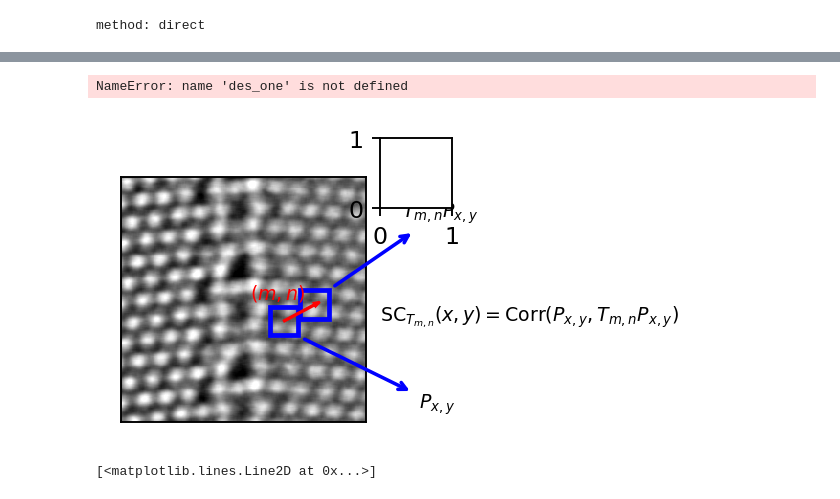
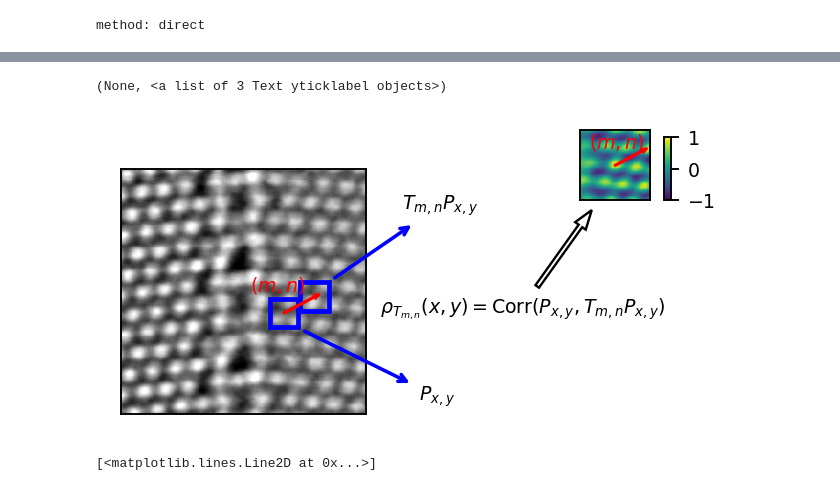
Before and after one commit to NingWang1990/pySTEM, a Jupyter notebook: paper/paper.ipynb, the cells around one changed output, grey strips where cells are left out. Saved outputs shown, nothing was run; the diff lists cells and outputs as text; code cells hidden in the pictures.

```diff
--- a/paper/paper.ipynb
+++ b/paper/paper.ipynb
@@ -84,7 +91,7 @@ plt.annotate('$T_{m,n}P_{x,y}$', fontsize=fontsize, xy=(center2[0]+patch_w+2, ce
             )
 
 
-plt.text( 270,150, '$\mathrm{SC}_{T_{m,n}}(x,y)=\mathrm{Corr}(P_{x,y}, T_{m,n}P_{x,y}) $',fontsize=fontsize )
+plt.text( 270,150, r'$ \rho_{T_{m,n}}(x,y)=\mathrm{Corr}(P_{x,y}, T_{m,n}P_{x,y}) $',fontsize=fontsize )
 ax.add_patch(box1)
 ax.add_patch(box2)
 plt.arrow(center1[0],center1[1], center2[0]-center1[0],center2[1]-center1[1],width=1,color='red',head_width=4)
@@ -93,35 +100,35 @@ plt.text(134,127,'($m,n$)',color='red',fontsize=fontsize)
 ax = plt.subplot2grid((4,4), (0,3),colspan=1,rowspan=1,)
 pos = ax.imshow(des_one, cmap='viridis', interpolation='none')
 
 #cbar.ax.set_yticklabels(['-1', '0', '1'])
 ax.set_xticks([])
 ax.set_yticks([])
 arr = np.array(center2)-np.array(center1)
 ax.arrow(region_w,region_w,arr[0],arr[1],width=1,color='red',head_width=4)
 
 ax.text(10,20,'($m,n$)',color='red',fontsize=fontsize)
 l, b, w, h = ax.get_position().bounds
 
 axins = inset_axes(ax,
                    width="10%",  # width = 5% of parent_bbox width
                    height="90%",  # height : 50%
                    loc='lower left',
                    bbox_to_anchor=(1.2, 0., 1, 1),
                    bbox_transform=ax.transAxes,
                    borderpad=0,
                    )
 cbar = fig.colorbar(pos, cax=axins,ticks=[-1,0,1],)
 cbar.ax.tick_params(labelsize=fontsize)
 ax.set_position([1.2, b, w, 1*h])
 
 ax.arrow(-50,180,50,-70,clip_on = False,width=5,fill=False,color='black')
 #ax.text(20,110,'LCM$(x,y)$',fontsize=fontsize)
 
 plt.xticks([])
 plt.yticks([])
 # %% [output]
-NameError: name 'des_one' is not defined
+(None, <a list of 3 Text yticklabel objects>)
-[figure, old version]
+[figure, new version]
 # %%
 from stemrotational_symmetry_descriptors import reproject_image_into_polar
 # %%
```
Also changed, not shown: parts of 22 cells of this notebook, 7 other files.
